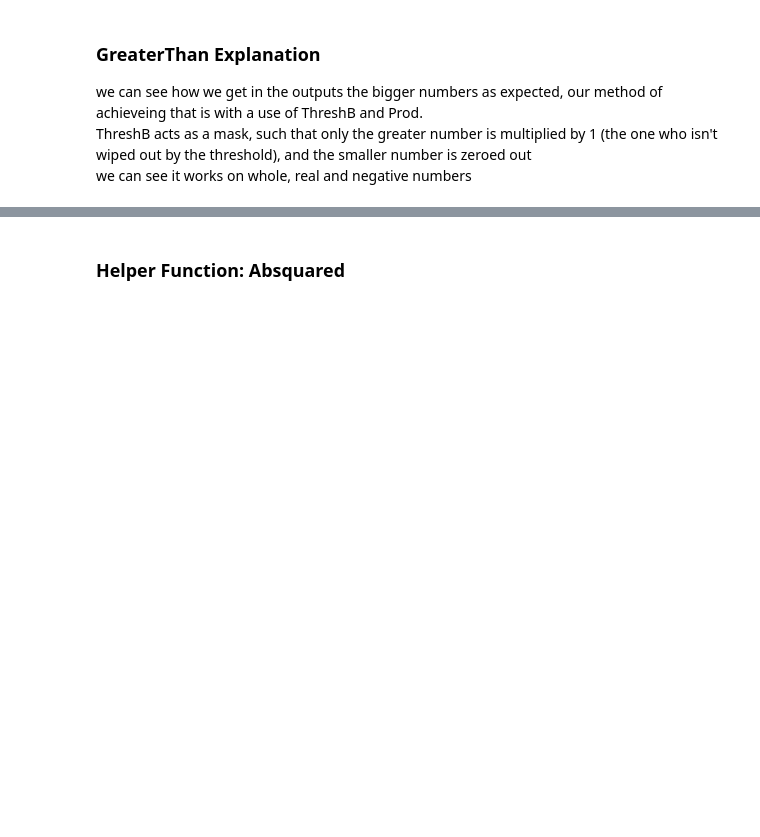
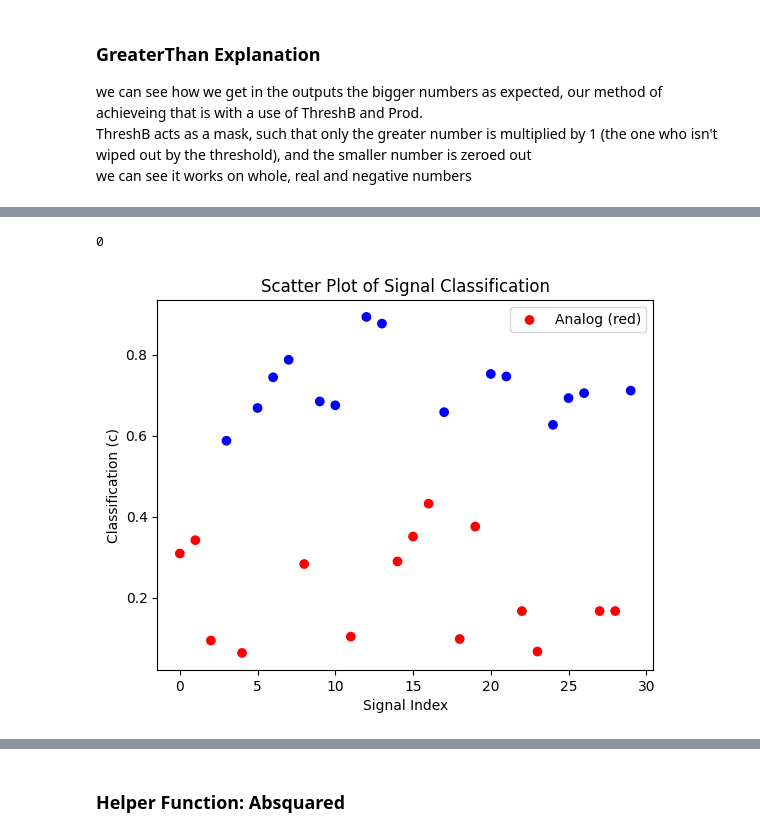
Before and after one commit to Max-SF1/DSP-homebrewed-library, a Jupyter notebook: DSP_HW3_325214492.ipynb, the cells around one changed output, grey strips where cells are left out. Drawn from its saved outputs; the diff is of its cells as text; code cells hidden in the pictures; blank space fills up the shorter version.

```diff
--- a/DSP_HW3_325214492.ipynb
+++ b/DSP_HW3_325214492.ipynb
@@ -194,0 +218,37 @@ we can see it works on whole, real and negative numbers
+# %%
+
+labels = []
+classification = []
+for i in range(30):
+    signal,label =SignalRandom(30)
+    labels.append(label)
+    if i <=9:
+        signal = hw1.Add(signal,hw1.Scalar(0.1,hw1.WGN(30,0,1)))
+    elif i<=19 :
+        signal = hw1.Add(signal,hw1.Scalar(0.5,hw1.WGN(30,0,1)))
+    classification.append(BinaryClassifier(signal))
+
+diff=0
+for i in range(30):
+    if labels[i]==1 and BThresh(classification[i],0.5) ==0 :
+       diff+=1
+    if labels[i]==0 and BThresh(classification[i],0.5) ==1:
+       diff+=1
+
+print(diff)
+
+# Prepare data for scatter plot
+x_values = np.arange(30)  # Index of signal
+y_values = classification
+# Create scatter plot
+colors = ['blue' if label ==1  else 'red' for label in labels]
+
+plt.scatter(x_values, y_values, c=colors, label="Classification Results")
+plt.xlabel("Signal Index")
+plt.ylabel("Classification (c)")
+plt.title("Scatter Plot of Signal Classification")
+plt.legend([ "Analog (red)","Digital (blue)"])
+plt.show()
+# %% [output]
+0
+[figure, added]
```
Also changed, not shown: parts of 11 cells of this notebook, 2 other files.
